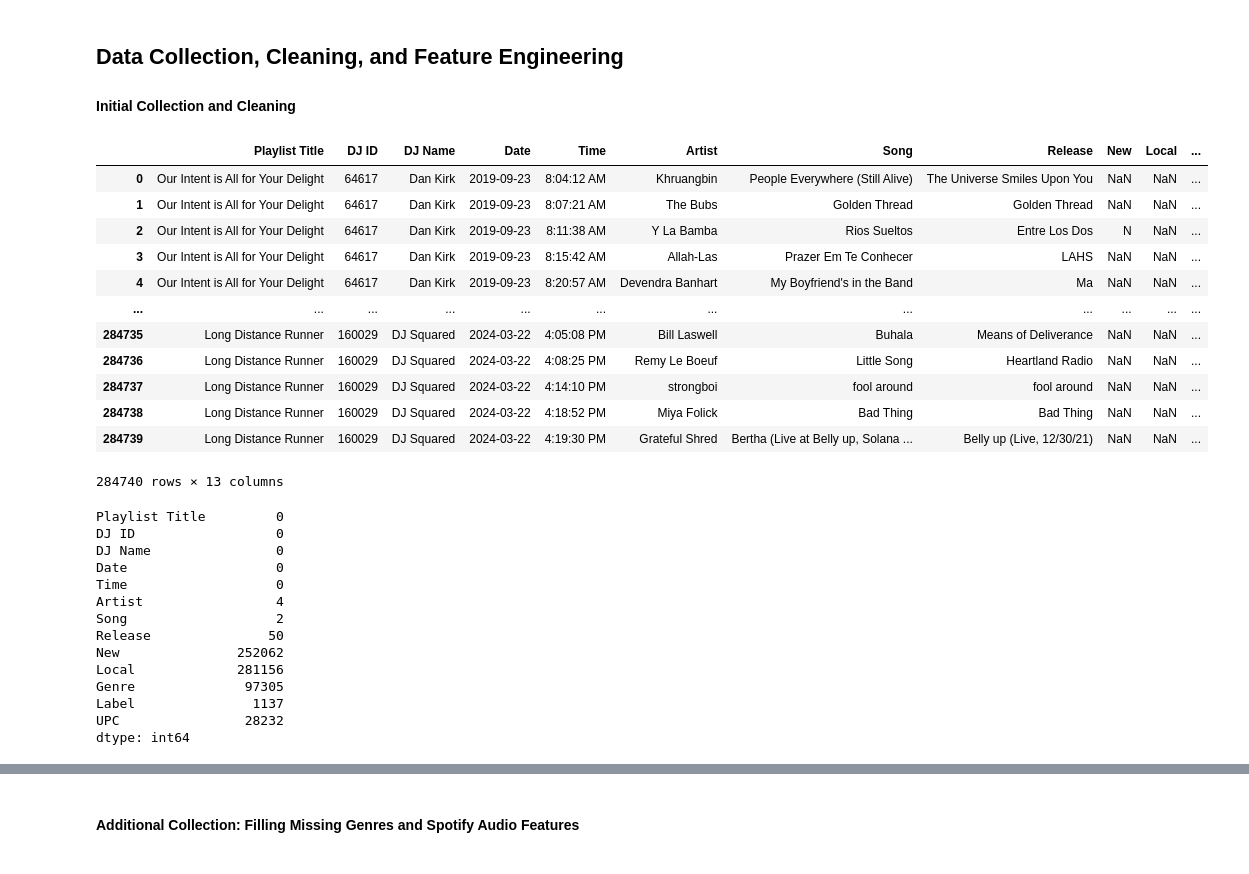
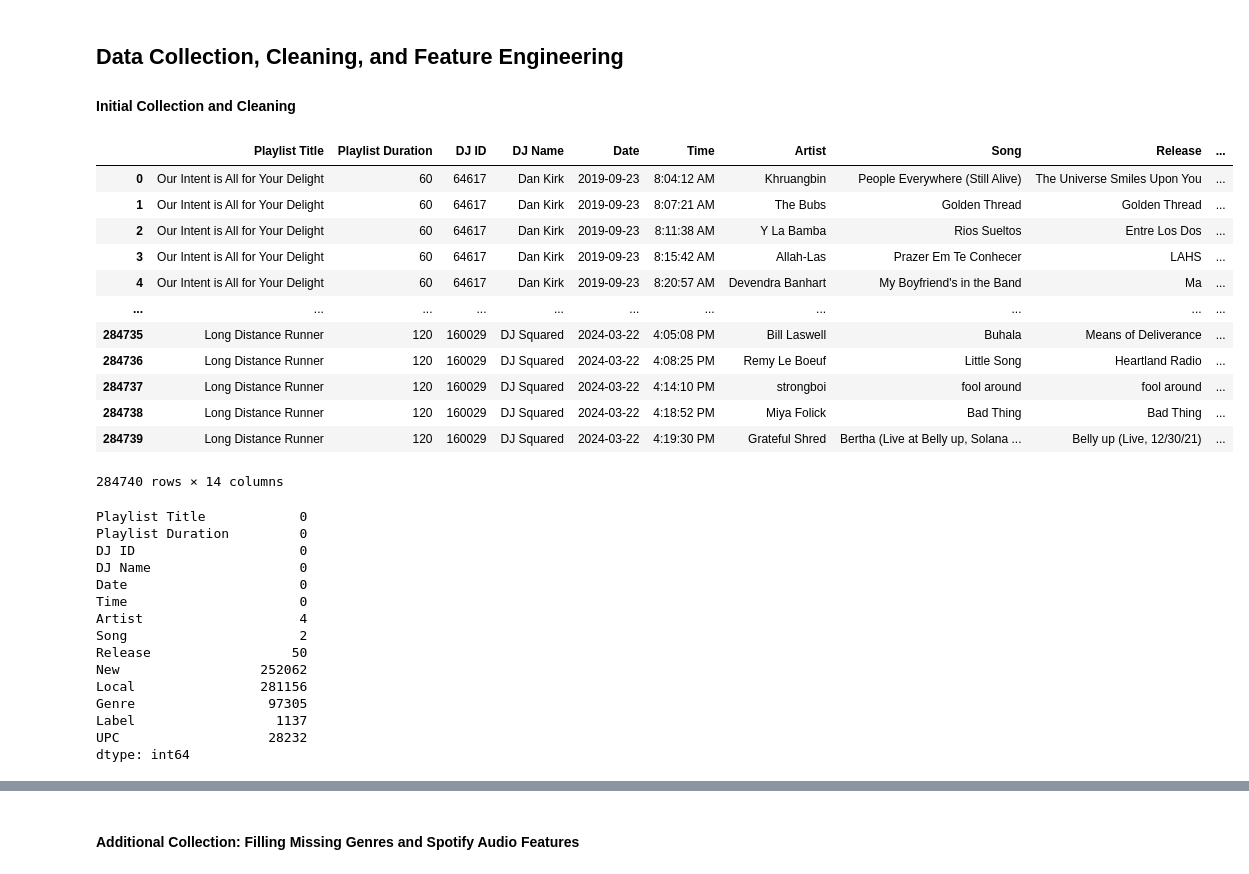
Before and after one commit to zhayes42/CS3870-WRUV, a Jupyter notebook: main.ipynb, the cells around one changed output, grey strips where cells are left out. Drawn from its saved outputs; the diff is of its cells as text; code cells hidden in the pictures.

```diff
--- a/main.ipynb
+++ b/main.ipynb
@@ -20,47 +21,48 @@ import time
 # %%
 # Collect data CSVs into a single dataframe
 dfs = []
 directory = "dataset"
 for file in os.listdir(directory):
     df = pd.read_csv(f'{directory}/{file}')
     dfs.append(pd.read_csv(f'{directory}/{file}'))
 df = pd.concat(dfs, axis=0)
 df.sort_values("Date-time", inplace=True, ignore_index=True)
 # Drop columns that we already know we don't need
-df.drop(["Playlist Category", "Playlist Duration", "DJ Email", "Date-time", "Composer"], axis=1, inplace=True)
+df.drop(["Playlist Category", "DJ Email", "Date-time", "Composer"], axis=1, inplace=True)
 df["Date"] = pd.to_datetime(df["Date"])
 df
 # %% [output]
-|  | Playlist Title | DJ ID | DJ Name | Date | Time | Artist | Song | Release | New | Local | ... |
-| 0 | Our Intent is All for Your Delight | 64617 | Dan Kirk | 2019-09-23 | 8:04:12 AM | Khruangbin | People Everywhere (Still Alive) | The Universe Smiles Upon You | NaN | NaN | ... |
-| 1 | Our Intent is All for Your Delight | 64617 | Dan Kirk | 2019-09-23 | 8:07:21 AM | The Bubs | Golden Thread | Golden Thread | NaN | NaN | ... |
-| 2 | Our Intent is All for Your Delight | 64617 | Dan Kirk | 2019-09-23 | 8:11:38 AM | Y La Bamba | Rios Sueltos | Entre Los Dos | N | NaN | ... |
-| 3 | Our Intent is All for Your Delight | 64617 | Dan Kirk | 2019-09-23 | 8:15:42 AM | Allah-Las | Prazer Em Te Conhecer | LAHS | NaN | NaN | ... |
-| 4 | Our Intent is All for Your Delight | 64617 | Dan Kirk | 2019-09-23 | 8:20:57 AM | Devendra Banhart | My Boyfriend's in the Band | Ma | NaN | NaN | ... |
-| ... | ... | ... | ... | ... | ... | ... | ... | ... | ... | ... | ... |
-| 284735 | Long Distance Runner | 160029 | DJ Squared | 2024-03-22 | 4:05:08 PM | Bill Laswell | Buhala | Means of Deliverance | NaN | NaN | ... |
-| 284736 | Long Distance Runner | 160029 | DJ Squared | 2024-03-22 | 4:08:25 PM | Remy Le Boeuf | Little Song | Heartland Radio | NaN | NaN | ... |
-| 284737 | Long Distance Runner | 160029 | DJ Squared | 2024-03-22 | 4:14:10 PM | strongboi | fool around | fool around | NaN | NaN | ... |
-| 284738 | Long Distance Runner | 160029 | DJ Squared | 2024-03-22 | 4:18:52 PM | Miya Folick | Bad Thing | Bad Thing | NaN | NaN | ... |
-| 284739 | Long Distance Runner | 160029 | DJ Squared | 2024-03-22 | 4:19:30 PM | Grateful Shred | Bertha (Live at Belly up, Solana ... | Belly up (Live, 12/30/21) | NaN | NaN | ... |
+|  | Playlist Title | Playlist Duration | DJ ID | DJ Name | Date | Time | Artist | Song | Release | ... |
+| 0 | Our Intent is All for Your Delight | 60 | 64617 | Dan Kirk | 2019-09-23 | 8:04:12 AM | Khruangbin | People Everywhere (Still Alive) | The Universe Smiles Upon You | ... |
+| 1 | Our Intent is All for Your Delight | 60 | 64617 | Dan Kirk | 2019-09-23 | 8:07:21 AM | The Bubs | Golden Thread | Golden Thread | ... |
+| 2 | Our Intent is All for Your Delight | 60 | 64617 | Dan Kirk | 2019-09-23 | 8:11:38 AM | Y La Bamba | Rios Sueltos | Entre Los Dos | ... |
+| 3 | Our Intent is All for Your Delight | 60 | 64617 | Dan Kirk | 2019-09-23 | 8:15:42 AM | Allah-Las | Prazer Em Te Conhecer | LAHS | ... |
+| 4 | Our Intent is All for Your Delight | 60 | 64617 | Dan Kirk | 2019-09-23 | 8:20:57 AM | Devendra Banhart | My Boyfriend's in the Band | Ma | ... |
+| ... | ... | ... | ... | ... | ... | ... | ... | ... | ... | ... |
+| 284735 | Long Distance Runner | 120 | 160029 | DJ Squared | 2024-03-22 | 4:05:08 PM | Bill Laswell | Buhala | Means of Deliverance | ... |
+| 284736 | Long Distance Runner | 120 | 160029 | DJ Squared | 2024-03-22 | 4:08:25 PM | Remy Le Boeuf | Little Song | Heartland Radio | ... |
+| 284737 | Long Distance Runner | 120 | 160029 | DJ Squared | 2024-03-22 | 4:14:10 PM | strongboi | fool around | fool around | ... |
+| 284738 | Long Distance Runner | 120 | 160029 | DJ Squared | 2024-03-22 | 4:18:52 PM | Miya Folick | Bad Thing | Bad Thing | ... |
+| 284739 | Long Distance Runner | 120 | 160029 | DJ Squared | 2024-03-22 | 4:19:30 PM | Grateful Shred | Bertha (Live at Belly up, Solana ... | Belly up (Live, 12/30/21) | ... |
-284740 rows × 13 columns
+284740 rows × 14 columns
 # %%
 # Count null values
 df.isna().sum()
 # %% [output]
-Playlist Title         0
-DJ ID                  0
-DJ Name                0
-Date                   0
-Time                   0
-Artist                 4
-Song                   2
-Release               50
-New               252062
-Local             281156
-Genre              97305
-Label               1137
-UPC                28232
+Playlist Title            0
+Playlist Duration         0
+DJ ID                     0
+DJ Name                   0
+Date                      0
+Time                      0
+Artist                    4
+Song                      2
+Release                  50
+New                  252062
+Local                281156
+Genre                 97305
+Label                  1137
+UPC                   28232
 dtype: int64
 # %%
 # Clean the null values from the boolean columns New and Local
```
Also changed, not shown: parts of 3 cells of this notebook.
